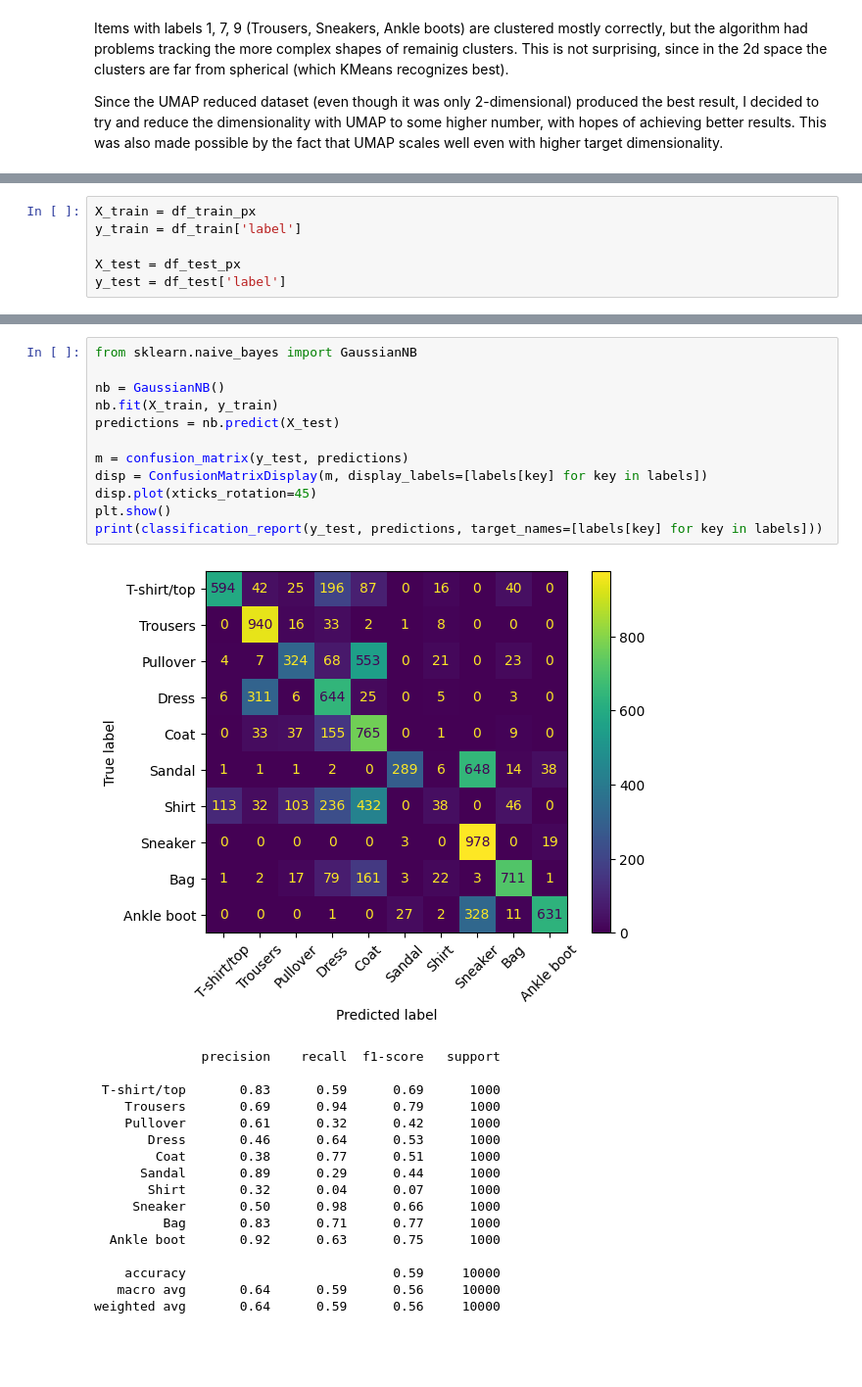
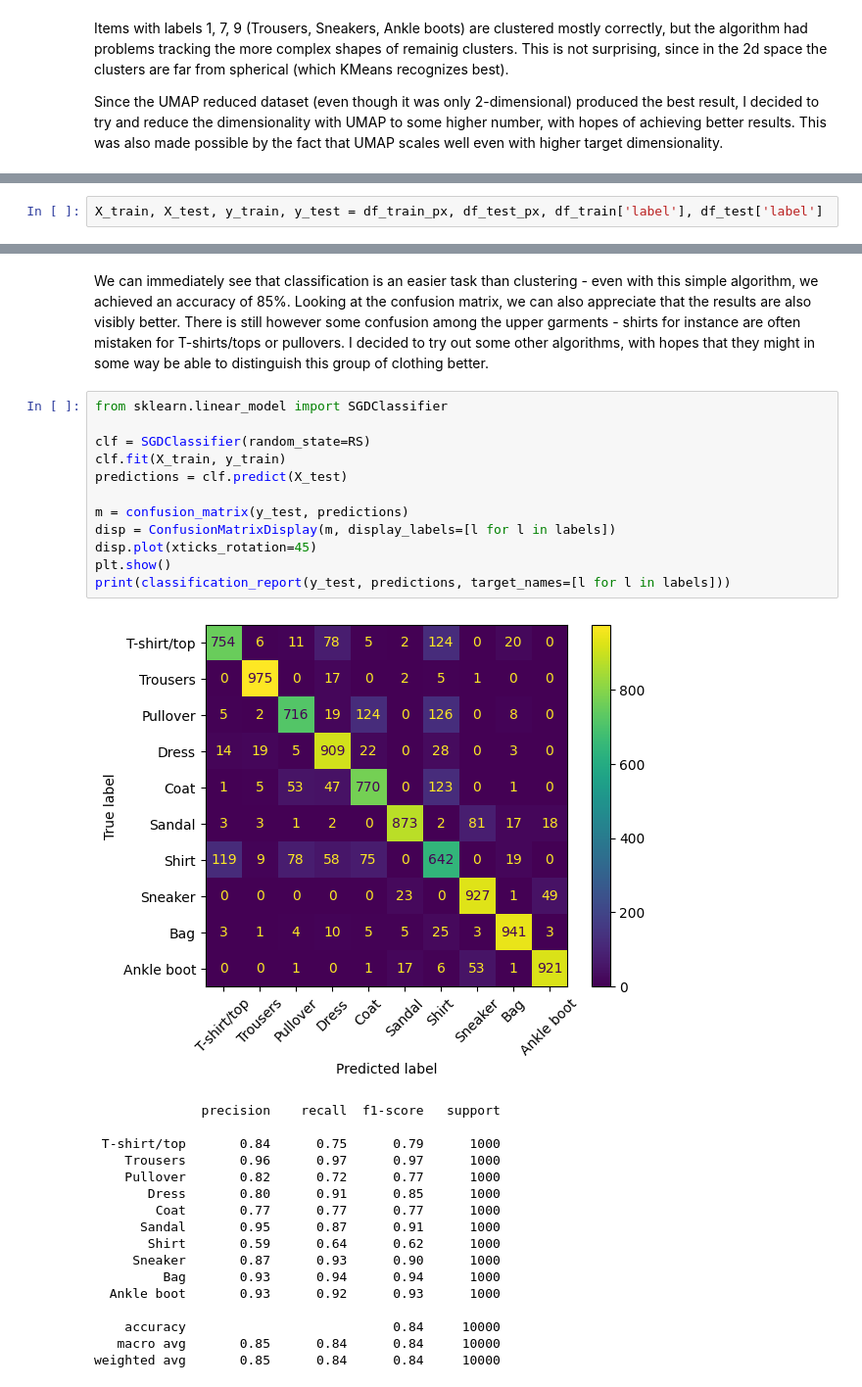
Before and after one commit to frun36/fods-fashion-mnist, a Jupyter notebook: fashion_mnist.ipynb, the cells around one changed output, grey strips where cells are left out. Shown at 98% size. Saved outputs shown, nothing was run; the diff lists cells and outputs as text; blank space fills up the shorter version.

```diff
--- a/fashion_mnist.ipynb
+++ b/fashion_mnist.ipynb
@@ -360,6 +367,2 @@ The task of splitting the dataset into training and testing has already been don
 # %%
-X_train = df_train_px
-y_train = df_train['label']
-
-X_test = df_test_px
-y_test = df_test['label']
+X_train, X_test, y_train, y_test = df_train_px, df_test_px, df_train['label'], df_test['label']
@@ -394,36 +401,38 @@ print(classification_report(y_test, predictions, target_names=[labels[key] for k
     accuracy                           0.85     10000
    macro avg       0.85      0.85      0.85     10000
 weighted avg       0.85      0.85      0.85     10000
+# %% [markdown]
+We can immediately see that classification is an easier task than clustering - even with this simple algorithm, we achieved an accuracy of 85%. Looking at the confusion matrix, we can also appreciate that the results are also visibly better. There is still however some confusion among the upper garments - shirts for instance are often mistaken for T-shirts/tops or pullovers. I decided to try out some other algorithms, with hopes that they might in some way be able to distinguish this group of clothing better.
 # %%
-from sklearn.naive_bayes import GaussianNB
+from sklearn.linear_model import SGDClassifier
 
-nb = GaussianNB()
-nb.fit(X_train, y_train)
-predictions = nb.predict(X_test)
+clf = SGDClassifier(random_state=RS)
+clf.fit(X_train, y_train)
+predictions = clf.predict(X_test)
 
 m = confusion_matrix(y_test, predictions)
-disp = ConfusionMatrixDisplay(m, display_labels=[labels[key] for key in labels])
+disp = ConfusionMatrixDisplay(m, display_labels=[l for l in labels])
 disp.plot(xticks_rotation=45)
 plt.show()
-print(classification_report(y_test, predictions, target_names=[labels[key] for key in labels]))
+print(classification_report(y_test, predictions, target_names=[l for l in labels]))
 # %% [output]
-[figure, old version]
+[figure, new version]
               precision    recall  f1-score   support
 
- T-shirt/top       0.83      0.59      0.69      1000
-    Trousers       0.69      0.94      0.79      1000
-    Pullover       0.61      0.32      0.42      1000
-       Dress       0.46      0.64      0.53      1000
-        Coat       0.38      0.77      0.51      1000
-      Sandal       0.89      0.29      0.44      1000
-       Shirt       0.32      0.04      0.07      1000
-     Sneaker       0.50      0.98      0.66      1000
-         Bag       0.83      0.71      0.77      1000
-  Ankle boot       0.92      0.63      0.75      1000
+ T-shirt/top       0.84      0.75      0.79      1000
+    Trousers       0.96      0.97      0.97      1000
+    Pullover       0.82      0.72      0.77      1000
+       Dress       0.80      0.91      0.85      1000
+        Coat       0.77      0.77      0.77      1000
+      Sandal       0.95      0.87      0.91      1000
+       Shirt       0.59      0.64      0.62      1000
+     Sneaker       0.87      0.93      0.90      1000
+         Bag       0.93      0.94      0.94      1000
+  Ankle boot       0.93      0.92      0.93      1000
 
-    accuracy                           0.59     10000
-   macro avg       0.64      0.59      0.56     10000
-weighted avg       0.64      0.59      0.56     10000
+    accuracy                           0.84     10000
+   macro avg       0.85      0.84      0.84     10000
+weighted avg       0.85      0.84      0.84     10000
 # %%
 from sklearn import tree
 
```
Also changed, not shown: parts of 29 cells of this notebook.
